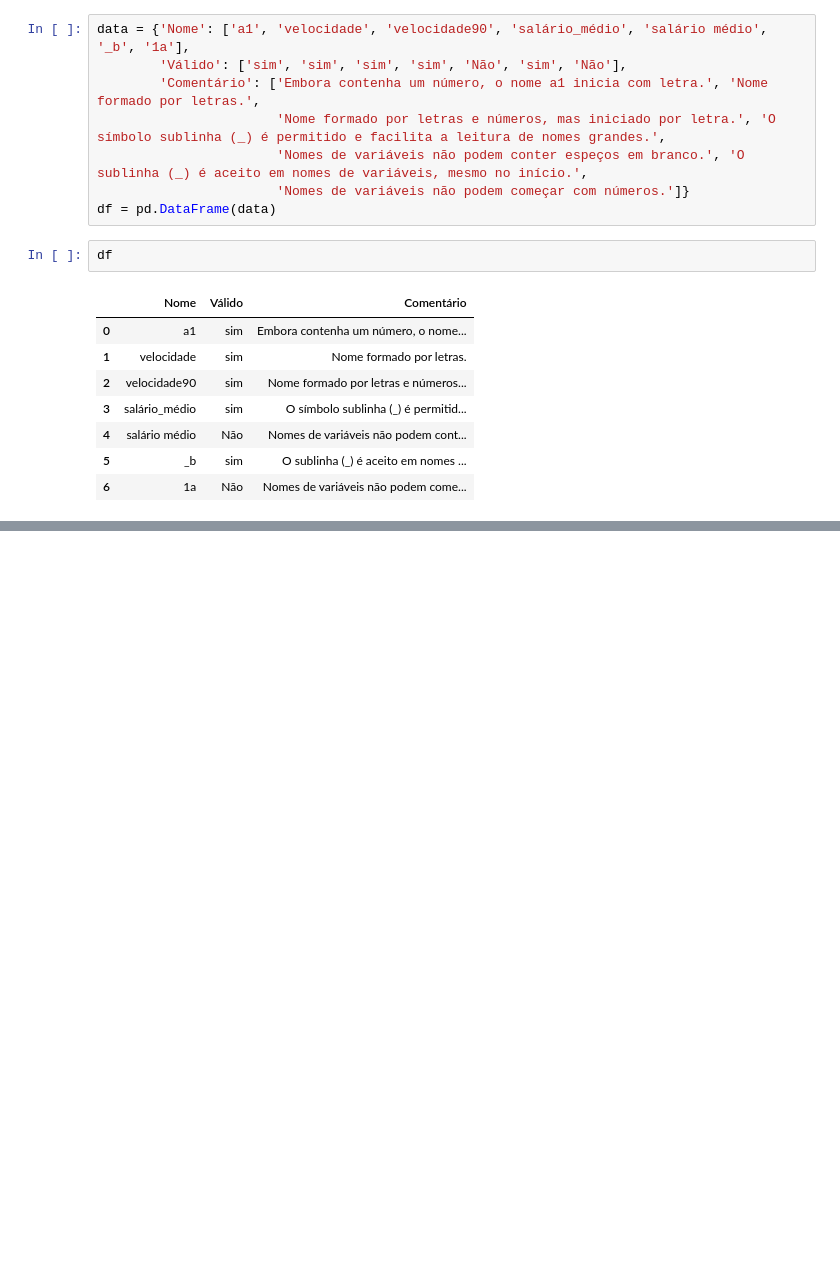
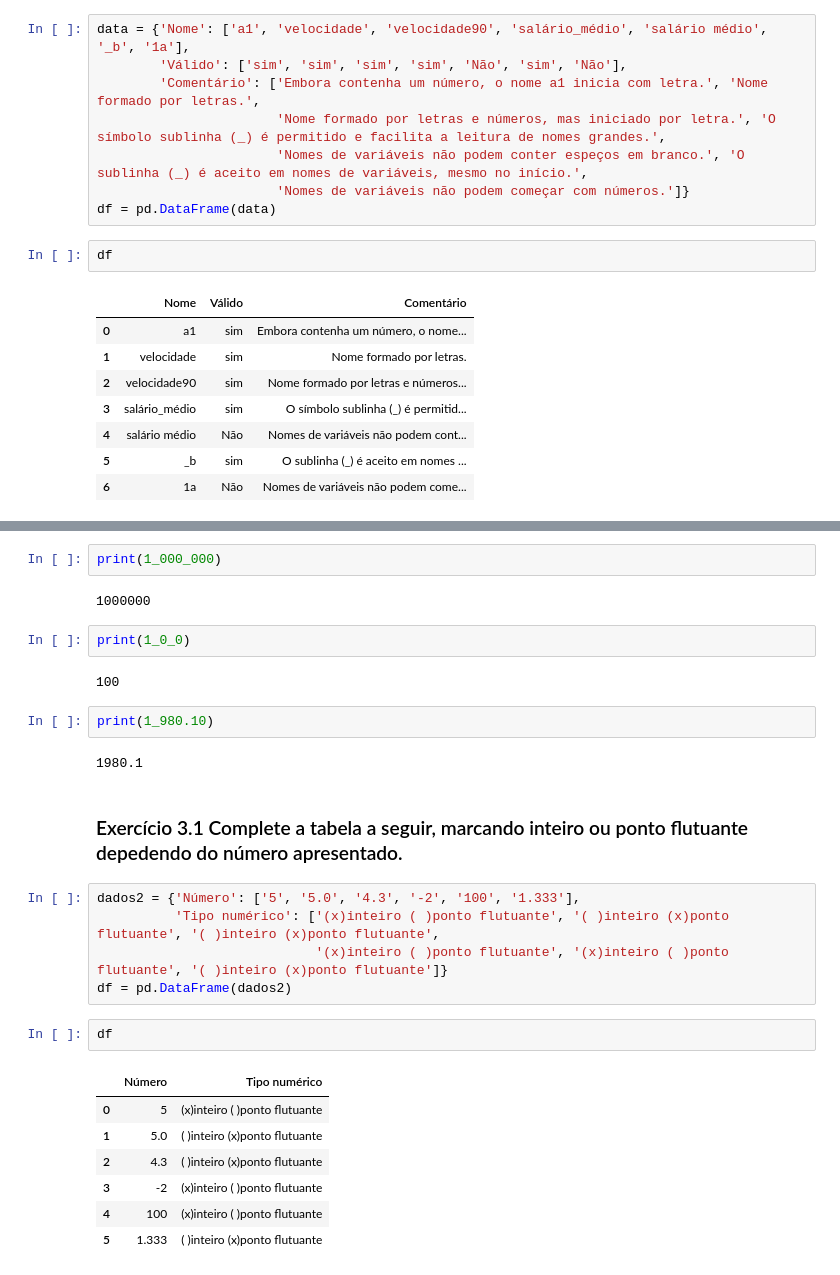
Before and after one commit to daniloMenesesEsme/Projeto01, a Jupyter notebook: Programa_2_1_Primeiro_programa_com_variáveis.ipynb, the cells around one changed output, grey strips where cells are left out. Cells and saved outputs as stored; diff of their text form; blank space fills up the shorter version.

```diff
--- a/Programa_2_1_Primeiro_programa_com_variáveis.ipynb
+++ b/Programa_2_1_Primeiro_programa_com_variáveis.ipynb
@@ -80,0 +91,29 @@ df
+# %%
+print(1_000_000)
+# %% [output]
+1000000
+# %%
+print(1_0_0)
+# %% [output]
+100
+# %%
+print(1_980.10)
+# %% [output]
+1980.1
+# %% [markdown]
+### Exercício 3.1 Complete a tabela a seguir, marcando inteiro ou ponto flutuante depedendo do número apresentado.
+# %%
+dados2 = {'Número': ['5', '5.0', '4.3', '-2', '100', '1.333'],
+          'Tipo numérico': ['(x)inteiro ( )ponto flutuante', '( )inteiro (x)ponto flutuante', '( )inteiro (x)ponto flutuante',
+                            '(x)inteiro ( )ponto flutuante', '(x)inteiro ( )ponto flutuante', '( )inteiro (x)ponto flutuante']}
+df = pd.DataFrame(dados2)
+# %%
+df
+# %% [output]
+|  | Número | Tipo numérico |
+| 0 | 5 | (x)inteiro ( )ponto flutuante |
+| 1 | 5.0 | ( )inteiro (x)ponto flutuante |
+| 2 | 4.3 | ( )inteiro (x)ponto flutuante |
+| 3 | -2 | (x)inteiro ( )ponto flutuante |
+| 4 | 100 | (x)inteiro ( )ponto flutuante |
+| 5 | 1.333 | ( )inteiro (x)ponto flutuante |
```
Also changed, not shown: parts of 28 cells of this notebook.
